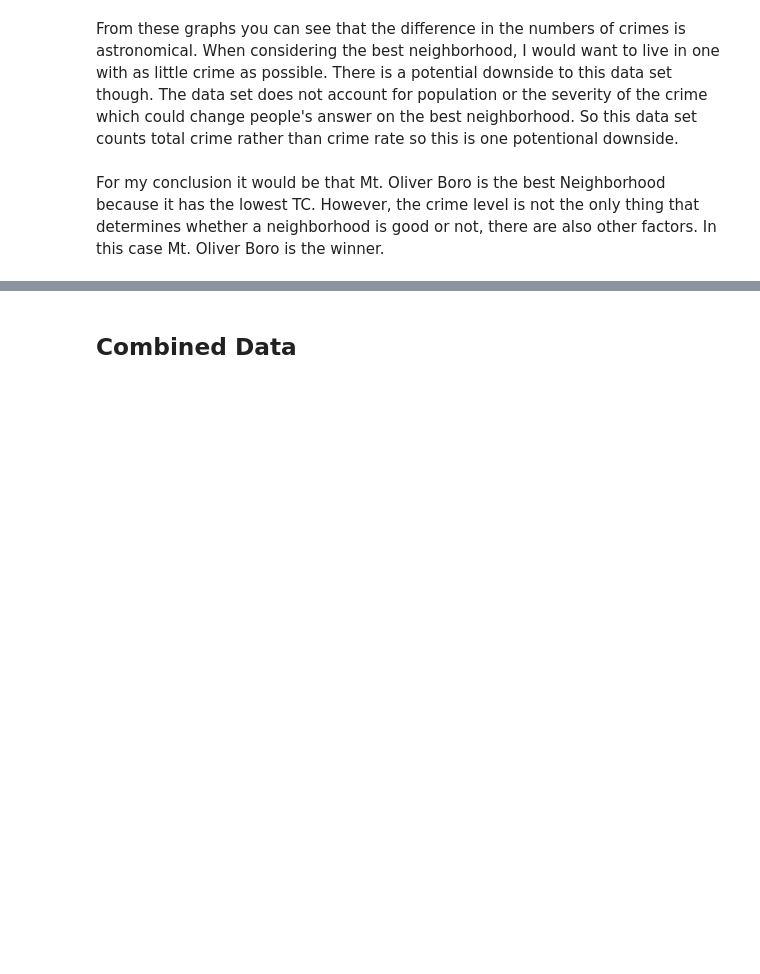
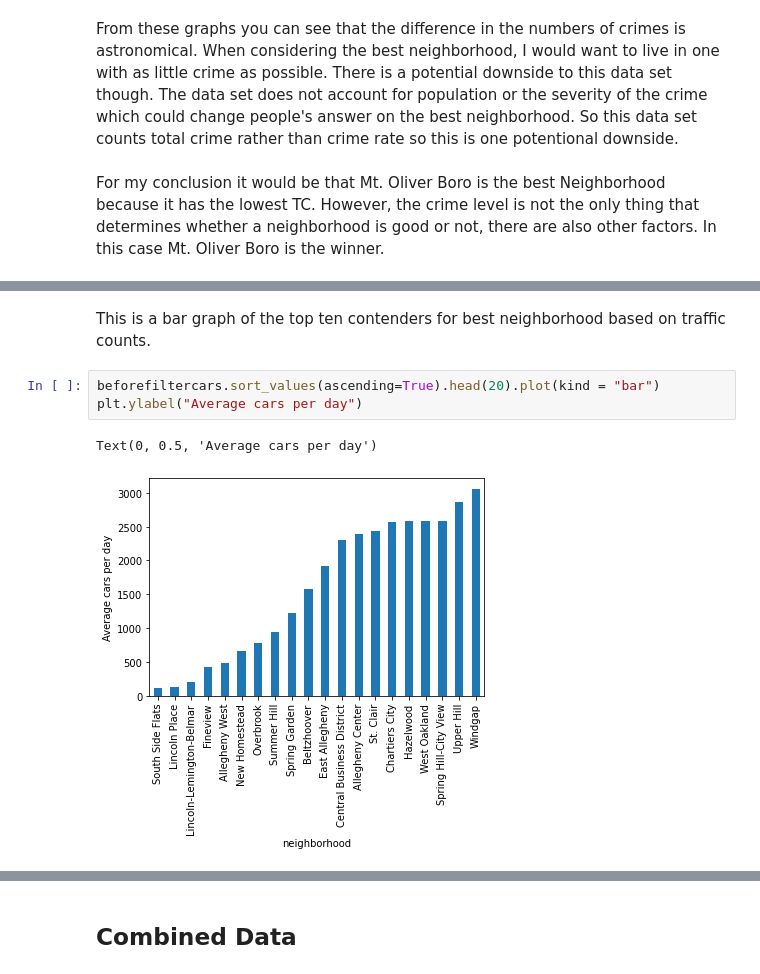
Before and after one commit to dwm39/Best-City-in-Pittsburgh, a Jupyter notebook: Combined_NoteBook.ipynb, the cells around one changed output, grey strips where cells are left out. Saved outputs shown, nothing was run; the diff lists cells and outputs as text; blank space fills up the shorter version.

```diff
--- a/Combined_NoteBook.ipynb
+++ b/Combined_NoteBook.ipynb
@@ -88,0 +102,8 @@ For my conclusion it would be that Mt. Oliver Boro is the best Neighborhood beca
+# %% [markdown]
+This is a bar graph of the top ten contenders for best neighborhood based on traffic counts.
+# %%
+beforefiltercars.sort_values(ascending=True).head(20).plot(kind = "bar")
+plt.ylabel("Average cars per day")
+# %% [output]
+Text(0, 0.5, 'Average cars per day')
+[figure, added]
```
Also changed, not shown: parts of 19 cells of this notebook.
